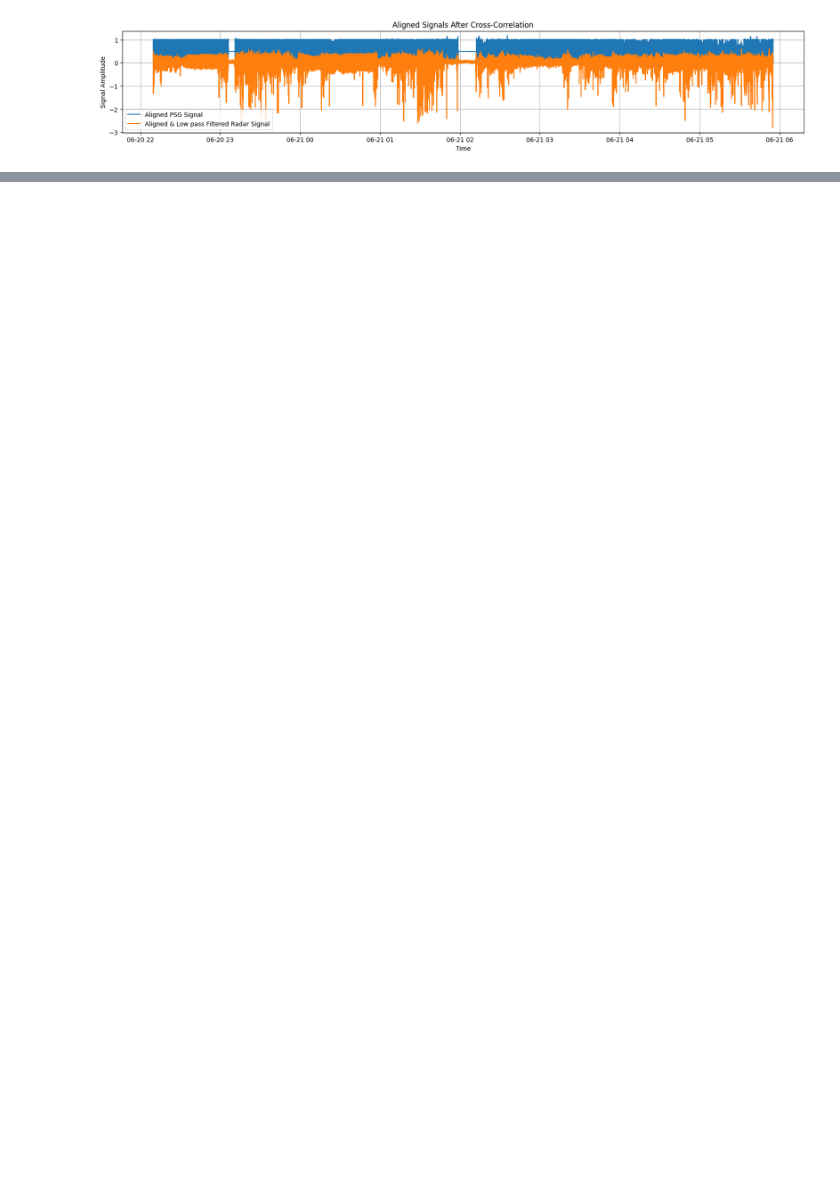
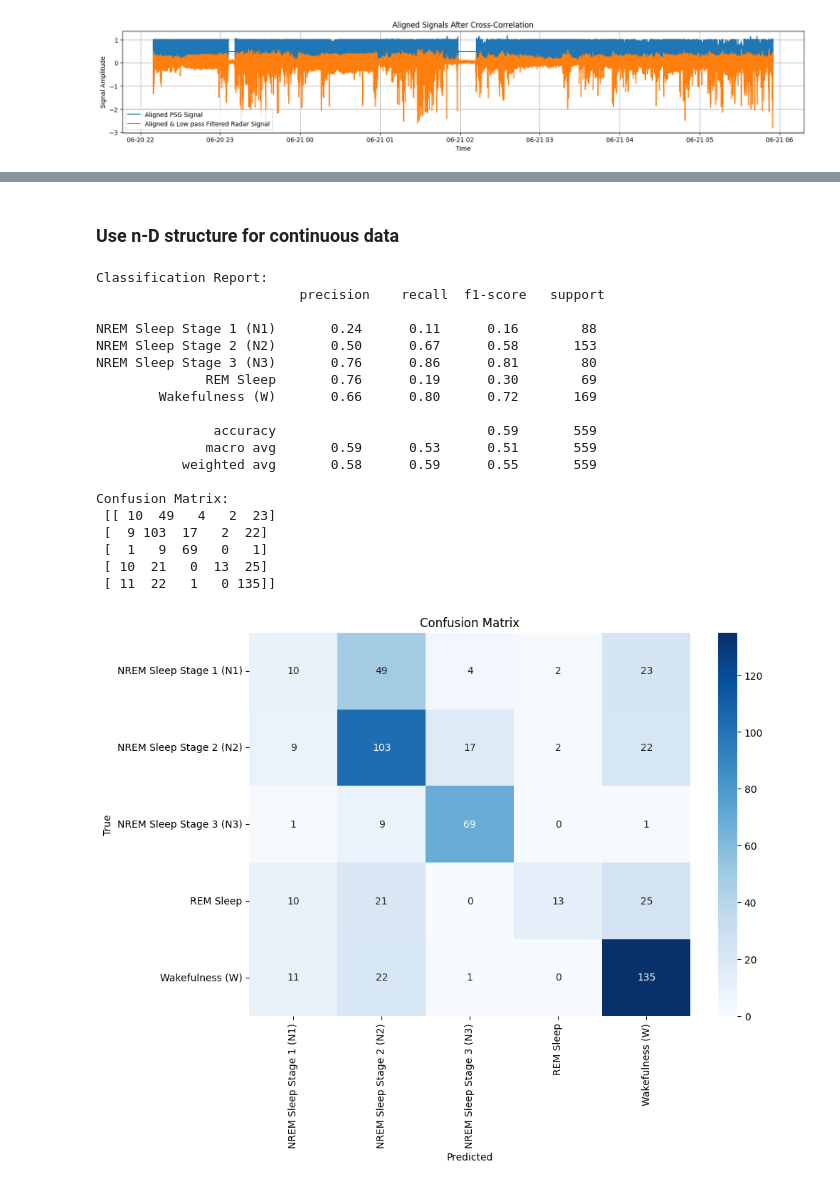
Before and after one commit to w-zzzz/SleepLab, a Jupyter notebook: event_loader_sleep.ipynb, the cells around one changed output, grey strips where cells are left out. Cells and saved outputs as stored; diff of their text form; code cells hidden in the pictures; blank space fills up the shorter version.

```diff
--- a/event_loader_sleep.ipynb
+++ b/event_loader_sleep.ipynb
@@ -1862,7 +1911,7 @@ Time
 
 [5 rows x 24 columns]
 # %%
-psg_resampled = resample_data(merged_df, original_freq=psg_processor.sampling_rate, target_freq=64)
+psg_resampled = resample_data(psg_date_segment, original_freq=psg_processor.sampling_rate, target_freq=64)
 
 radar_resampled = resample_data(processed_sig, original_freq=radar_sample_rate, target_freq=64)
 radar_resampled['processed_signal'] = lowpass_filter(radar_sample_rate, radar_resampled['processed_signal'], 10, order=4)
@@ -1890,6 +1937,7 @@ merged_aligned_df = psg_aligned.copy()
 # Insert the 'processed_signal' column from radar_aligned at the specified position (0)
 merged_aligned_df.insert(0, 'processed_signal', radar_aligned)
 
-# Verify the result
-merged_aligned_df
+# Integrate the XML data with the merged aligned DataFrame
+merged_df = integrate(merged_aligned_df, xml_processor)
+print(merged_df.head())
 # %% [output]
@@ -1908,0 +2150,73 @@ merged_aligned_df
+# %% [markdown]
+### Use n-D structure for continuous data
+# %%
+# Define columns for continuous data
+continuous_columns = ['processed_signal', 'SpO2']
+
+# Apply the function to your DataFrame with 'stage' label
+X_stage, y_stage = segment_and_label_as_nd_cubes(merged_df, input_signals = continuous_columns, label_type='stage')
+# %%
+# Continue with the training and testing process using Random Forest
+# Encode target variable
+label_encoder = LabelEncoder()
+y_stage_encoded = label_encoder.fit_transform(y_stage)
+
+# Flatten X_stage for input into RandomForest (reshaping for (samples, features))
+n_samples, n_timesteps, n_features = X_stage.shape
+X_stage_flattened = X_stage.reshape(n_samples, n_timesteps * n_features)
+
+# Split the data into training and testing sets (80-20 split)
+X_train, X_test, y_train, y_test = train_test_split(X_stage_flattened, y_stage_encoded, test_size=0.2, random_state=42, stratify=y_stage_encoded)
+
+# Standardize the features
+scaler = StandardScaler()
+X_train = scaler.fit_transform(X_train)
+X_test = scaler.transform(X_test)
+
+# Initialize the Random Forest classifier
+rf_model = RandomForestClassifier(n_estimators=100, random_state=42)
+
+# Train the model on the training data
+rf_model.fit(X_train, y_train)
+
+# Predict on the test set
+y_pred = rf_model.predict(X_test)
+
+# Get the unique classes in y_test to match with target_names
+unique_classes_in_test = np.unique(y_test)
+
+# Create a mapping from label indices to label names for the test data only
+test_class_names = label_encoder.inverse_transform(unique_classes_in_test)
+
+# Generate classification report with dynamically matched target names
+print("Classification Report:\n", classification_report(y_test, y_pred, target_names=test_class_names))
+print("Confusion Matrix:\n", confusion_matrix(y_test, y_pred))
+
+# Visualize the confusion matrix with the correct labels
+plt.figure(figsize=(10, 7))
+sns.heatmap(confusion_matrix(y_test, y_pred), annot=True, fmt='d', cmap='Blues', xticklabels=test_class_names, yticklabels=test_class_names)
+plt.xlabel('Predicted')
+plt.ylabel('True')
+plt.title('Confusion Matrix')
+plt.show()
+# %% [output]
+Classification Report:
+                          precision    recall  f1-score   support
+
+NREM Sleep Stage 1 (N1)       0.24      0.11      0.16        88
+NREM Sleep Stage 2 (N2)       0.50      0.67      0.58       153
+NREM Sleep Stage 3 (N3)       0.76      0.86      0.81        80
+              REM Sleep       0.76      0.19      0.30        69
+        Wakefulness (W)       0.66      0.80      0.72       169
+
+               accuracy                           0.59       559
+              macro avg       0.59      0.53      0.51       559
+           weighted avg       0.58      0.59      0.55       559
+
+Confusion Matrix:
+ [[ 10  49   4   2  23]
+ [  9 103  17   2  22]
+ [  1   9  69   0   1]
+ [ 10  21   0  13  25]
+ [ 11  22   1   0 135]]
+[figure, added]
```
Also changed, not shown: parts of 16 cells of this notebook.
